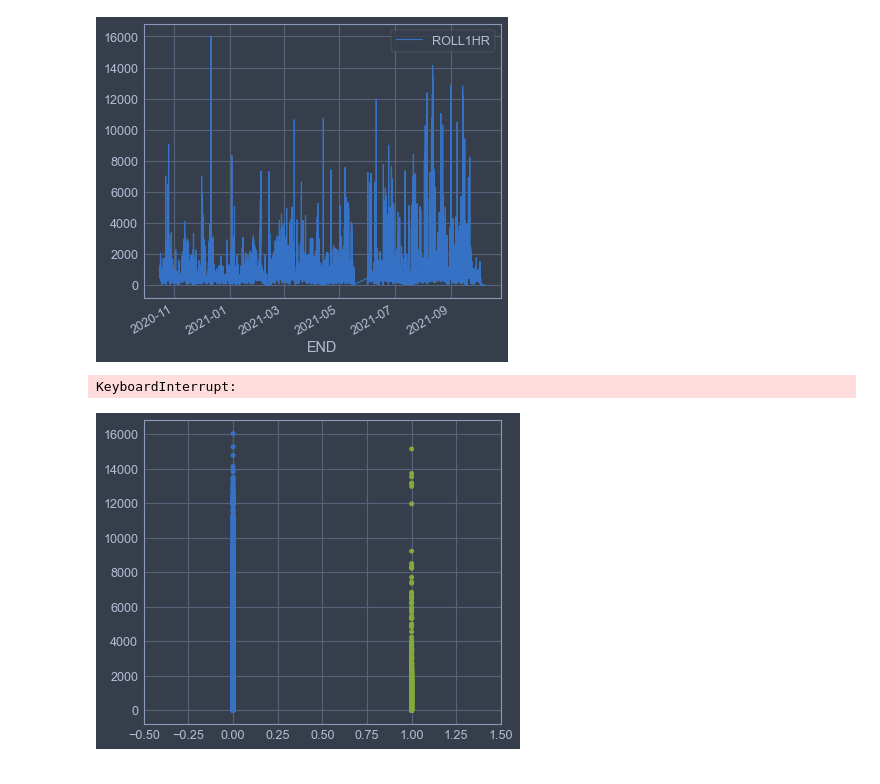
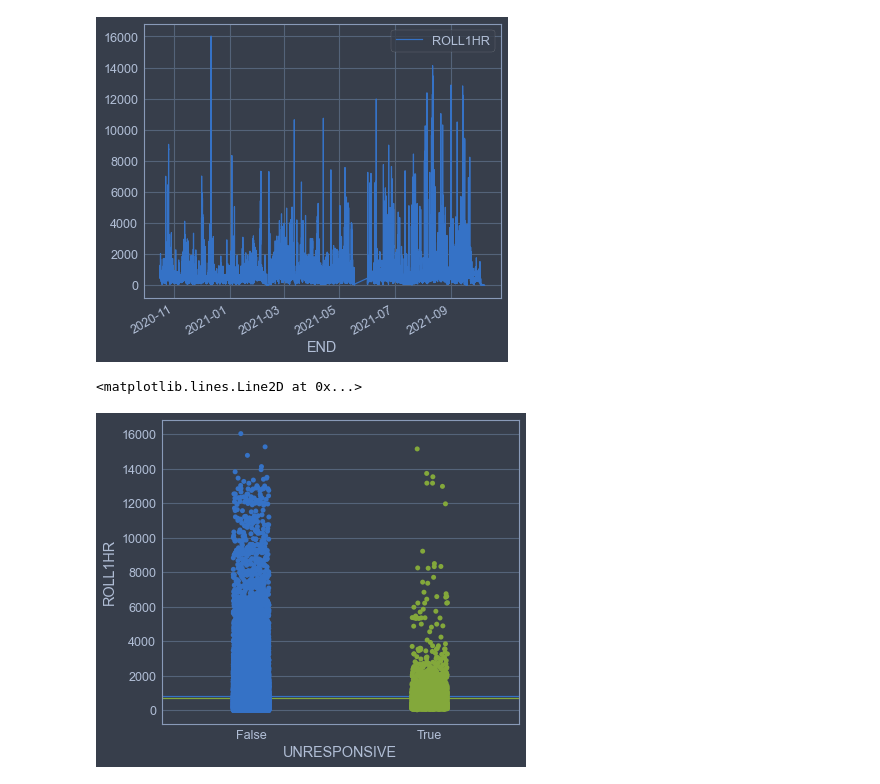
Before and after one commit to jrioross/accre-data-nerds, a Jupyter notebook: notebooks/jrr_03_model_refined.ipynb, the cells around one changed output. Drawn from its saved outputs; the diff is of its cells as text; code cells hidden in the pictures.

```diff
--- a/notebooks/jrr_03_model_refined.ipynb
+++ b/notebooks/jrr_03_model_refined.ipynb
@@ -257,12 +331,12 @@ slurm_tests_filt.plot(x = 'END', y = 'ROLL1HR')
 <AxesSubplot:xlabel='END'>
 [figure]
 # %%
-fline = slurm_tests.loc[slurm_tests['UNRESPONSIVE'] == False, 'ROLL1HR'].mean()
-tline = slurm_tests.loc[slurm_tests['UNRESPONSIVE'] == True, 'ROLL1HR'].mean()
+fline = slurm_tests_filt.loc[slurm_tests['UNRESPONSIVE'] == False, 'ROLL1HR'].mean()
+tline = slurm_tests_filt.loc[slurm_tests['UNRESPONSIVE'] == True, 'ROLL1HR'].mean()
 
-ax = sns.swplot(data = slurm_tests, x = 'UNRESPONSIVE', y = 'ROLL1HR')
+ax = sns.stripplot(data = slurm_tests_filt, x = 'UNRESPONSIVE', y = 'ROLL1HR')
 ax.axhline(fline)
 ax.axhline(tline, color = '#83A83B')
 # %% [output]
-KeyboardInterrupt:
+<matplotlib.lines.Line2D at 0x...>
-[figure, old version]
+[figure, new version]
```
Also changed, not shown: parts of 23 cells of this notebook.
